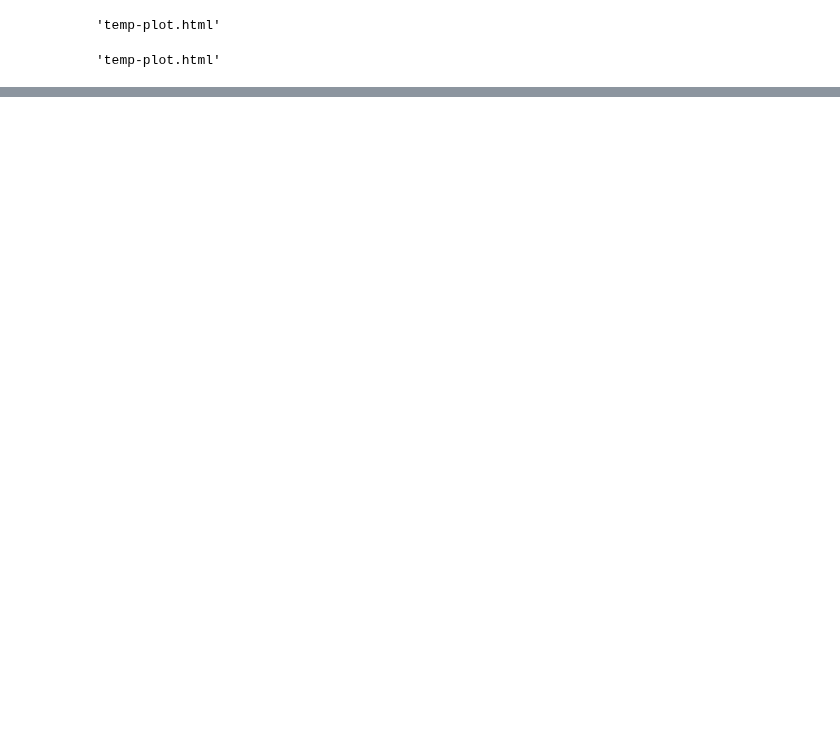
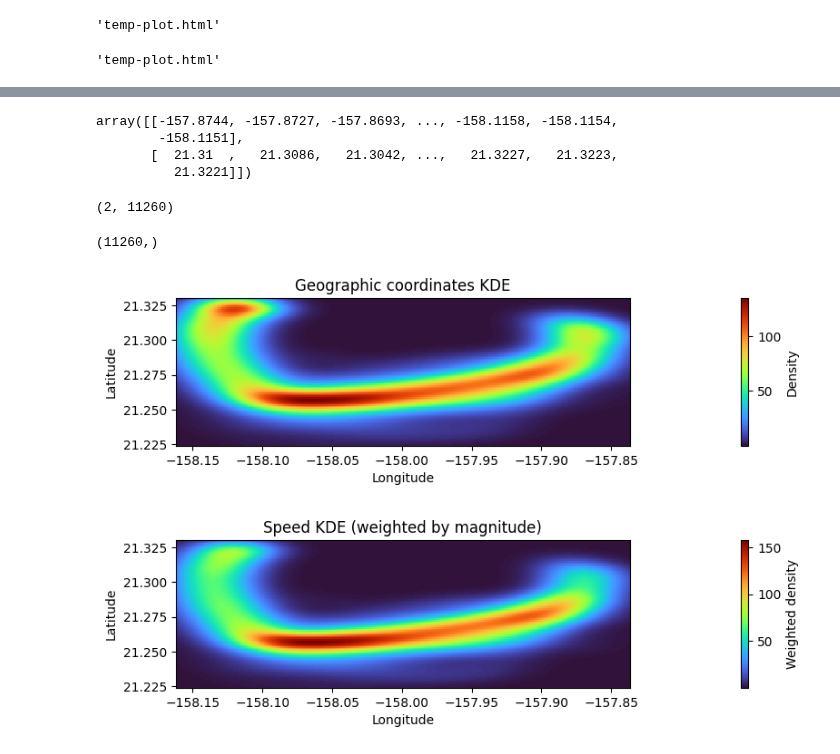
Before and after one commit to Accazeta/AIS_data_analysis, a Jupyter notebook: src/Time_series_clustering.ipynb, the cells around one changed output, grey strips where cells are left out. Saved outputs shown, nothing was run; the diff lists cells and outputs as text; code cells hidden in the pictures; blank space fills up the shorter version.

Commit message:
Calculated KDE for both geographical coordinates and speed vectors Improved kde plots with original aspect ratio and better colormap

```diff
--- a/src/Time_series_clustering.ipynb
+++ b/src/Time_series_clustering.ipynb
@@ -329,0 +328,72 @@ plt.show()
+# %%
+# Extract grid ranges
+lon_min, lon_max = train_DF['LON'].min(), train_DF['LON'].max()
+lat_min, lat_max = train_DF['LAT'].min(), train_DF['LAT'].max()
+
+# keep same aspect ration
+lon_range = lon_max - lon_min
+lat_range = lat_max - lat_min
+aspect_ratio = lon_range / lat_range
+
+n_points = 100
+lon_points = int(n_points * aspect_ratio)
+lat_points = n_points
+
+# Create the actual grid
+lon_grid = np.linspace(lon_min, lon_max, lon_points) # create equally spaced points from lon_min to lon_max
+lat_grid = np.linspace(lat_min, lat_max, lat_points)
+LON, LAT = np.meshgrid(lon_grid, lat_grid)
+
+# Calculate KDE using LAT, LON values
+positions = np.vstack([LON.ravel(), LAT.ravel()])
+values = np.vstack([train_DF['LON'], train_DF['LAT']])
+kernel_geo = gaussian_kde(values)
+Z_geo = np.reshape(kernel_geo(positions), LON.shape)
+
+# Calculate KDE using V_x, V_y values
+# Geographical coordinates are weighted using the magnitude of the vector V
+values_v = np.vstack([train_DF['LON'], train_DF['LAT']])
+display(values_v)
+display(values_v.shape)
+display(train_DF['SOG'].shape)
+kernel_v = gaussian_kde(values_v, weights=train_DF['SOG'])
+Z_v = np.reshape(kernel_v(positions), LON.shape)
+
+# Calculate size of the plot in order to keep the aspect ratio
+base_size = 8
+fig_width = base_size * aspect_ratio if aspect_ratio > 1 else base_size
+fig_height = base_size / aspect_ratio if aspect_ratio > 1 else base_size
+
+# Plot in separate figures
+# KDE of LAT,LON values
+fig1 = plt.figure(figsize=(fig_width, fig_height))
+ax1 = fig1.add_subplot(111) #111 -> 1 row, 1 column, index of the current subplot
+im1 = ax1.pcolormesh(LON, LAT, Z_geo, shading='auto', cmap='turbo') # pseudocolor plot with non-regular grid (makes the plt rectangular instead of squared)
+ax1.set_title('Geographic coordinates KDE')
+ax1.set_xlabel('Longitude')
+ax1.set_ylabel('Latitude')
+ax1.set_aspect('equal')  # Sets the correct aspect ratio
+plt.colorbar(im1, ax=ax1, label='Density')
+plt.tight_layout() # automatically adjust subplot size so that it fits its area
+
+# KDE of speed vectors
+fig2 = plt.figure(figsize=(fig_width, fig_height))
+ax2 = fig2.add_subplot(111)
+im2 = ax2.pcolormesh(LON, LAT, Z_v, shading='auto', cmap='turbo') # alternativa colormaps: 'rainbow, gist_rainbow'
+ax2.set_title('Speed KDE (weighted by magnitude)')
+ax2.set_xlabel('Longitude')
+ax2.set_ylabel('Latitude')
+ax2.set_aspect('equal')
+plt.colorbar(im2, ax=ax2, label='Weighted density')
+plt.tight_layout()
+
+plt.show()
+# %% [output]
+array([[-157.8744, -157.8727, -157.8693, ..., -158.1158, -158.1154,
+        -158.1151],
+       [  21.31  ,   21.3086,   21.3042, ...,   21.3227,   21.3223,
+          21.3221]])
+(2, 11260)
+(11260,)
+[figure, added]
+[figure, added]
```
Also changed, not shown: parts of 9 cells of this notebook.
